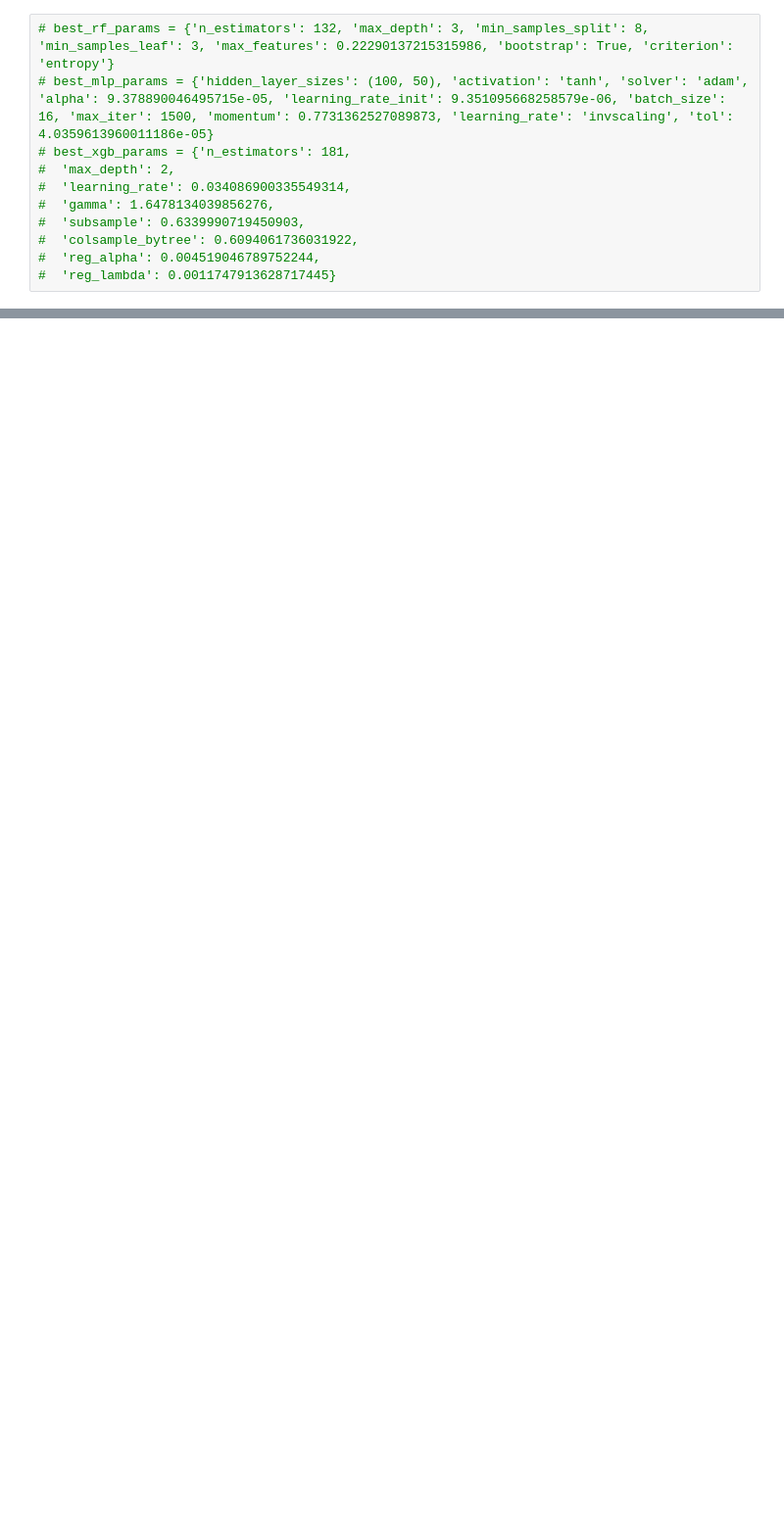
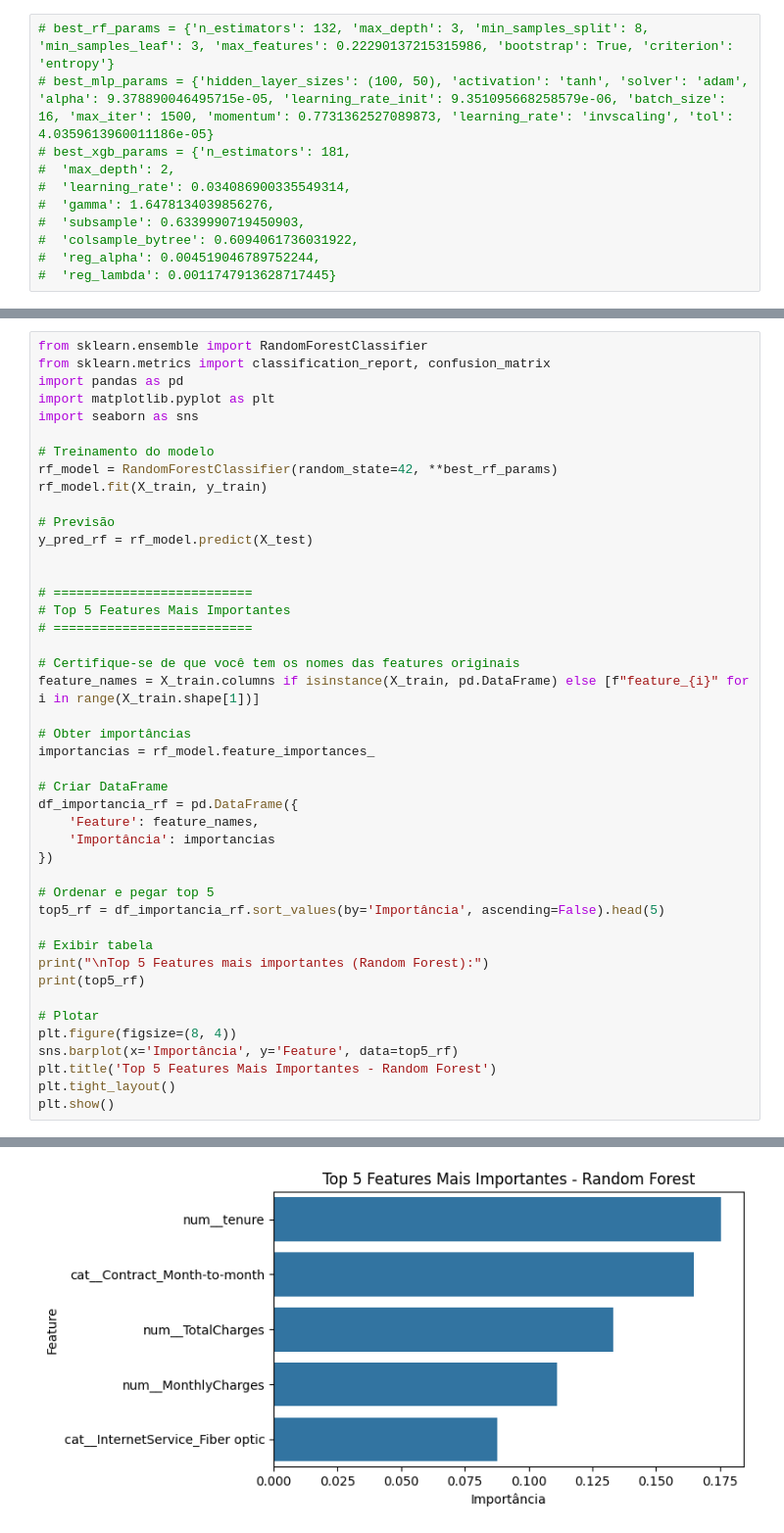
Before and after one commit to duckdogersxd/projeto_churn, a Jupyter notebook: notebooks/03_model_training.ipynb, the cells around one changed output, grey strips where cells are left out. Shown at 98% size. Drawn from its saved outputs; the diff is of its cells as text; blank space fills up the shorter version.

```diff
--- a/notebooks/03_model_training.ipynb
+++ b/notebooks/03_model_training.ipynb
@@ -355,0 +368,45 @@ Random Forest | AUC = 0.8396
+# %%
+from sklearn.ensemble import RandomForestClassifier
+from sklearn.metrics import classification_report, confusion_matrix
+import pandas as pd
+import matplotlib.pyplot as plt
+import seaborn as sns
+
+# Treinamento do modelo
+rf_model = RandomForestClassifier(random_state=42, **best_rf_params)
+rf_model.fit(X_train, y_train)
+
+# Previsão
+y_pred_rf = rf_model.predict(X_test)
+
+
+# ==========================
+# Top 5 Features Mais Importantes
+# ==========================
+
+# Certifique-se de que você tem os nomes das features originais
+feature_names = X_train.columns if isinstance(X_train, pd.DataFrame) else [f"feature_{i}" for i in range(X_train.shape[1])]
+
+# Obter importâncias
+importancias = rf_model.feature_importances_
+
+# Criar DataFrame
+df_importancia_rf = pd.DataFrame({
+    'Feature': feature_names,
+    'Importância': importancias
+})
+
+# Ordenar e pegar top 5
+top5_rf = df_importancia_rf.sort_values(by='Importância', ascending=False).head(5)
+
+# Exibir tabela
+print("\nTop 5 Features mais importantes (Random Forest):")
+print(top5_rf)
+
+# Plotar
+plt.figure(figsize=(8, 4))
+sns.barplot(x='Importância', y='Feature', data=top5_rf)
+plt.title('Top 5 Features Mais Importantes - Random Forest')
+plt.tight_layout()
+plt.show()
+# %% [output]
@@ -355,0 +420 @@ Random Forest | AUC = 0.8396
+[figure, added]
```
Also changed, not shown: parts of 11 cells of this notebook, 19 other files.
